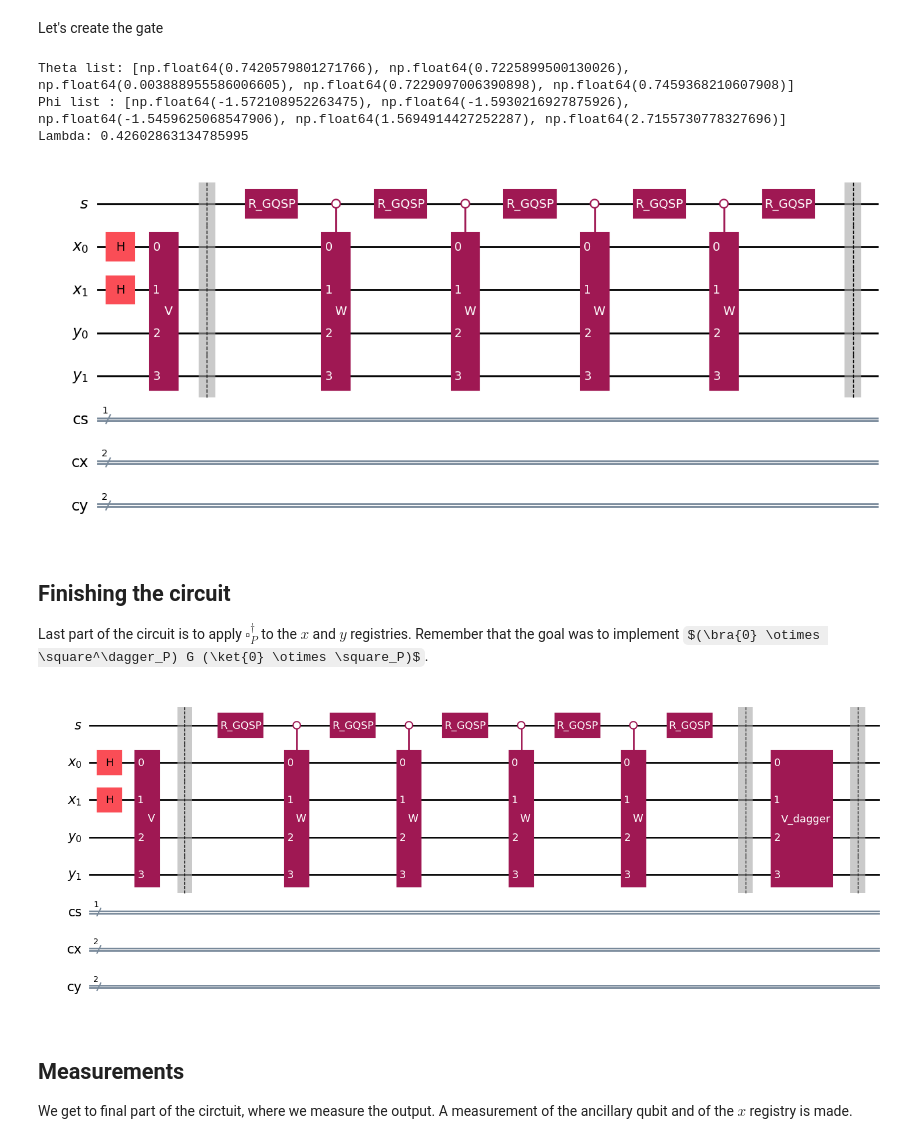
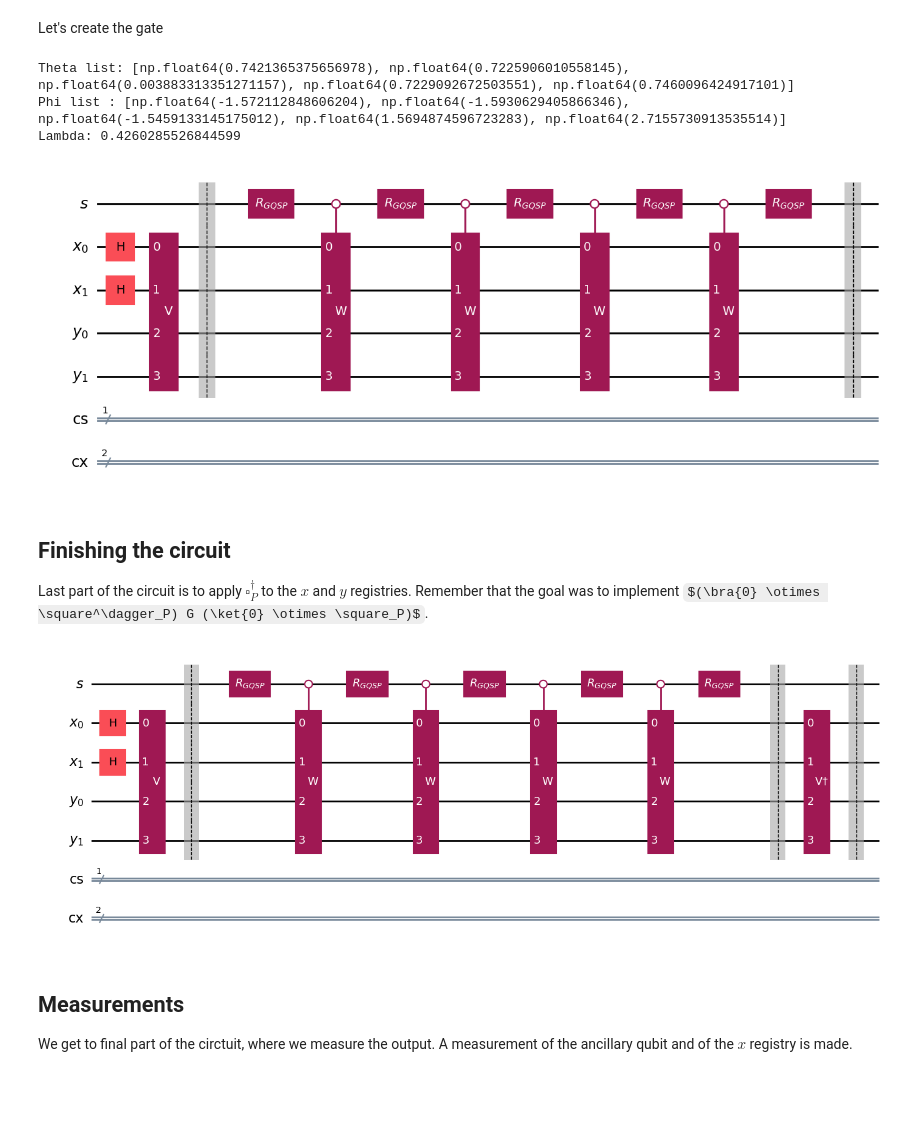
Before and after one commit to frafino/Quantum-Speedup-for-Nonreversible-Markov-Chains, a Jupyter notebook: 01_lazy_birthdeath_chain.ipynb, the cells around one changed output. Drawn from its saved outputs; the diff is of its cells as text; code cells hidden in the pictures; some formulas as TeX source; blank space fills up the shorter version.

```diff
--- a/01_lazy_birthdeath_chain.ipynb
+++ b/01_lazy_birthdeath_chain.ipynb
@@ -448,10 +458,9 @@ qy = QuantumRegister(2, "y")
 # Classical registers
 cs = ClassicalRegister(1, "cs")
 cx = ClassicalRegister(2, "cx")
-cy = ClassicalRegister(2, "cy")
 
 # Quantum circuit
-qc = QuantumCircuit(qs, qx, qy, cs, cx, cy)
+qc = QuantumCircuit(qs, qx, qy, cs, cx)
 
 qc.draw("mpl")
 # %% [output]
@@ -625,11 +635,7 @@ qc.draw("mpl")
 
 The next gate to implement is the one which applies the polynomial $\Upsilon(W)$. To do it, we must find a polynomial $Q$ (ref GQSP paper) and compute the rotations angle that are discussed in the GQSP paper. It is therefore good practice to define a $2$ functions, one that given the polynomial $\Upsilon$ outputs the polynomial $Q$ and the other that given a polynomial in the standard basis, returns the angles.
 # %%
-from scipy.optimize import minimize
-from scipy.signal import fftconvolve
-
 # Function simply implement the algorithm explained in the paper of GQSP
-
 def find_Q_polynomial(P_coefs):
     """
     Calculates the coefficients of polynomial Q given polynomial P
@@ -680,14 +686,15 @@ def find_Q_polynomial(P_coefs):
 
     return b_opt
 
-P_coefficients = np.array([0.258, 0.0, 0.4375, 0.0, 0.3045])
+P_coefficients = np.array(coef)
 
 Q_coefficients = find_Q_polynomial(P_coefficients)
 
-print("Coefficients of P:")
-print(np.round(P_coefficients, 4))
-print("\nFound Coefficients for Q:")
-print(np.round(Q_coefficients, 4))
+if verbose:
+    print("Coefficients of P:")
+    print(np.round(P_coefficients, 4))
+    print("\nFound Coefficients for Q:")
+    print(np.round(Q_coefficients, 4))
 # %% [output]
 Coefficients of P:
 [0.258  0.     0.4375 0.     0.3045]
@@ -808,11 +814,6 @@ It is now time to find the gate that applies the polynomial $\Upsilon(W)$. But f
 # Defining the rotation gate, since it has parameters it needs to be
 # defined as a subclass of the Gate class
 
-from qiskit.circuit import Gate
-from qiskit.circuit.library import UnitaryGate
-
-from qiskit.circuit.library import UnitaryGate
-import numpy as np
 
 def RotationGate(theta, phi, lam):
     """
@@ -830,16 +831,14 @@ def RotationGate(theta, phi, lam):
     ], dtype=complex)
 
     # Wrap and return the matrix as a UnitaryGate
-    return UnitaryGate(U, label="R_GQSP")
+    return UnitaryGate(U, label=r"$R_{GQSP}$")
 
 # Permuting W gate
-
 W_qiskit = perm @ W @ perm.conj().T
 
 assert np.allclose(W_qiskit.conj().T @ W_qiskit, np.eye(16)), "W_qiskit not unitary"
 
 # Defining the A gate
-
 W_gate = UnitaryGate(W_qiskit, label="W")
 
 A = W_gate.control(num_ctrl_qubits=1, ctrl_state="0")
@@ -848,50 +847,46 @@ Let's create the gate
 # %%
 #Iterating over reversed list so that we start from the
 #Lower indexed angles in the order according to GQSP
 qc.barrier()
 for index, angle_theta in enumerate(theta_list):
 
     angle_phi = phi_list[index]
 
     if index == 0:
-
         R_gate = RotationGate(angle_theta, angle_phi, lambda_val)
-
     else:
         R_gate = RotationGate(angle_theta, angle_phi, 0)
-
         qc.append(A, list(qs) + list(qx) + list(qy))
 
     qc.append(R_gate, qs)
 
-
-print(f"Theta list: {theta_list}")
-print(f"Phi list : {phi_list}")
-print(f"Lambda: {lambda_val}")
+if verbose:
+    print(f"Theta list: {theta_list}")
+    print(f"Phi list : {phi_list}")
+    print(f"Lambda: {lambda_val}")
 
 qc.barrier()
 
 qc.draw("mpl")
 # %% [output]
-Theta list: [np.float64(0.7420579801271766), np.float64(0.7225899500130026), np.float64(0.003888955586006605), np.float64(0.7229097006390898), np.float64(0.7459368210607908)]
-Phi list : [np.float64(-1.572108952263475), np.float64(-1.5930216927875926), np.float64(-1.5459625068547906), np.float64(1.5694914427252287), np.float64(2.7155730778327696)]
-Lambda: 0.42602863134785995
+Theta list: [np.float64(0.7421365375656978), np.float64(0.7225906010558145), np.float64(0.003883313351271157), np.float64(0.7229092672503551), np.float64(0.7460096424917101)]
+Phi list : [np.float64(-1.572112848606204), np.float64(-1.5930629405866346), np.float64(-1.5459133145175012), np.float64(1.5694874596723283), np.float64(2.7155730913535514)]
+Lambda: 0.4260285526844599
-[figure, old version]
+[figure, new version]
 # %% [markdown]
 ## Finishing the circuit
 
 Last part of the circuit is to apply $\square^\dagger_P$ to the $x$ and $y$ registries. Remember that the goal was to implement $(\bra{0} \otimes \square^\dagger_P) G (\ket{0} \otimes \square_P)$.
 # %%
 # Creating square dagger
-
-V_gate_dagger = UnitaryGate(V_qiskit.conj().T, label="V_dagger")
+V_gate_dagger = UnitaryGate(V_qiskit.conj().T, label=r"V$\dagger$")
 
 qc.append(V_gate_dagger, list(qx) + list(qy))
 qc.barrier()
 
 qc.draw("mpl")
 # %% [output]
-[figure, old version]
+[figure, new version]
 # %% [markdown]
 ## Measurements
 
```
Also changed, not shown: parts of 28 cells of this notebook.
